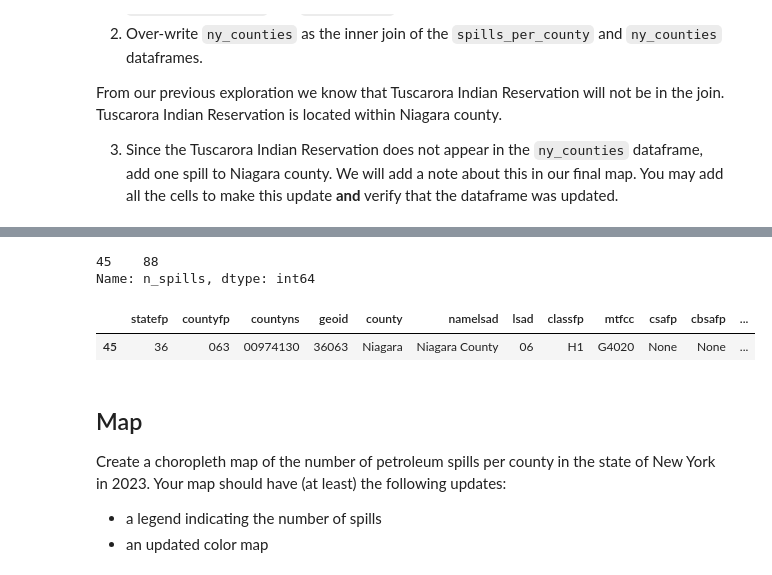
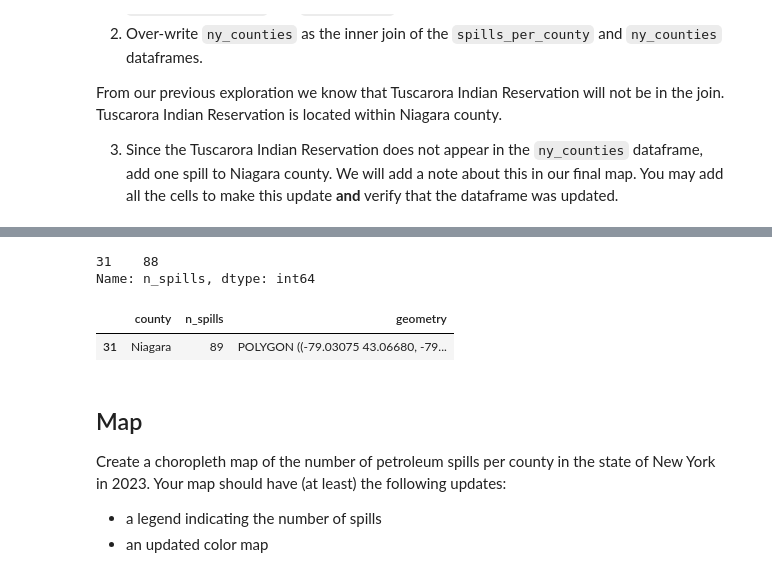
Before and after one commit to carmengg/eds220-oil-spills-sample-repo, a Jupyter notebook: NY-state-spills-per-county.ipynb, the cells around one changed output, grey strips where cells are left out. Saved outputs shown, nothing was run; the diff lists cells and outputs as text; code cells hidden in the pictures.

```diff
--- a/NY-state-spills-per-county.ipynb
+++ b/NY-state-spills-per-county.ipynb
@@ -288,3 +261,0 @@ st_lawrence_index
-# %%
-# 4.
-spills_per_county.at[st_lawrence_index, 'county'] = 'St. Lawrence'
@@ -296,0 +266,9 @@ Name: county, dtype: object
+# %%
+# get the index of St Lawrence row
+st_lawrence_index = spills_per_county[spills_per_county.county=='St Lawrence'].index[0]
+
+# update St Lawrence to Saint Lawrence
+spills_per_county.at[st_lawrence_index, 'county'] = 'Saint Lawrence'
+
+# verify update
+spills_per_county.loc[spills_per_county.county == 'Saint Lawrence','county']
@@ -305,5 +286,7 @@ From our previous exploration we know that Tuscarora Indian Reservation will not
 
 3. Since the Tuscarora Indian Reservation does not appear in the `ny_counties` dataframe, add one spill to Niagara county. We will add a note about this in our final map. You may add all the cells to make this update **and** verify that the dataframe was updated.
 # %%
-# 1.
-ny_counties = ny_counties.rename(columns={'name':'county'})
+# join dataframes
+ny_counties = ny_counties.rename(columns={'name':'county'})[['county','geometry']]
+ny_counties.plot()
+#type(ny_counties[['county','geometry']])
@@ -310,5 +296,4 @@ ny_counties = ny_counties.rename(columns={'name':'county'})
 # %%
-# join dataframes
-ny_counties = pd.merge(ny_counties, spills_per_county, how='inner', on='county')
-ny_counties.head()
+spills_per_county = pd.merge(ny_counties, spills_per_county, how='inner', on='county')
+type(spills_per_county)
 # %% [output]
@@ -321,17 +301,17 @@ ny_counties.head()
 # %%
 # check Niagara row
-ny_counties.loc[ny_counties.county=='Niagara','n_spills']
+spills_per_county.loc[ny_counties.county=='Niagara','n_spills']
 # %% [output]
-45    88
+31    88
 Name: n_spills, dtype: int64
 # %%
 # find index and add one
-niagara_index = ny_counties[ny_counties.county=='Niagara'].index[0]
-ny_counties.at[niagara_index, 'n_spills']+=1
-ny_counties.loc[ny_counties.county=='Niagara']
+niagara_index = ny_counties[spills_per_county.county=='Niagara'].index[0]
+spills_per_county.at[niagara_index, 'n_spills']+=1
+spills_per_county.loc[spills_per_county.county=='Niagara']
 # %% [output]
-|  | statefp | countyfp | countyns | geoid | county | namelsad | lsad | classfp | mtfcc | csafp | cbsafp | ... |
-| 45 | 36 | 063 | 00974130 | 36063 | Niagara | Niagara County | 06 | H1 | G4020 | None | None | ... |
+|  | county | n_spills | geometry |
+| 31 | Niagara | 89 | POLYGON ((-79.03075 43.06680, -79... |
 # %% [markdown]
 ## Map
 Create a choropleth map of the number of petroleum spills per county in the state of New York in 2023.
```
Also changed, not shown: parts of 16 cells of this notebook.
